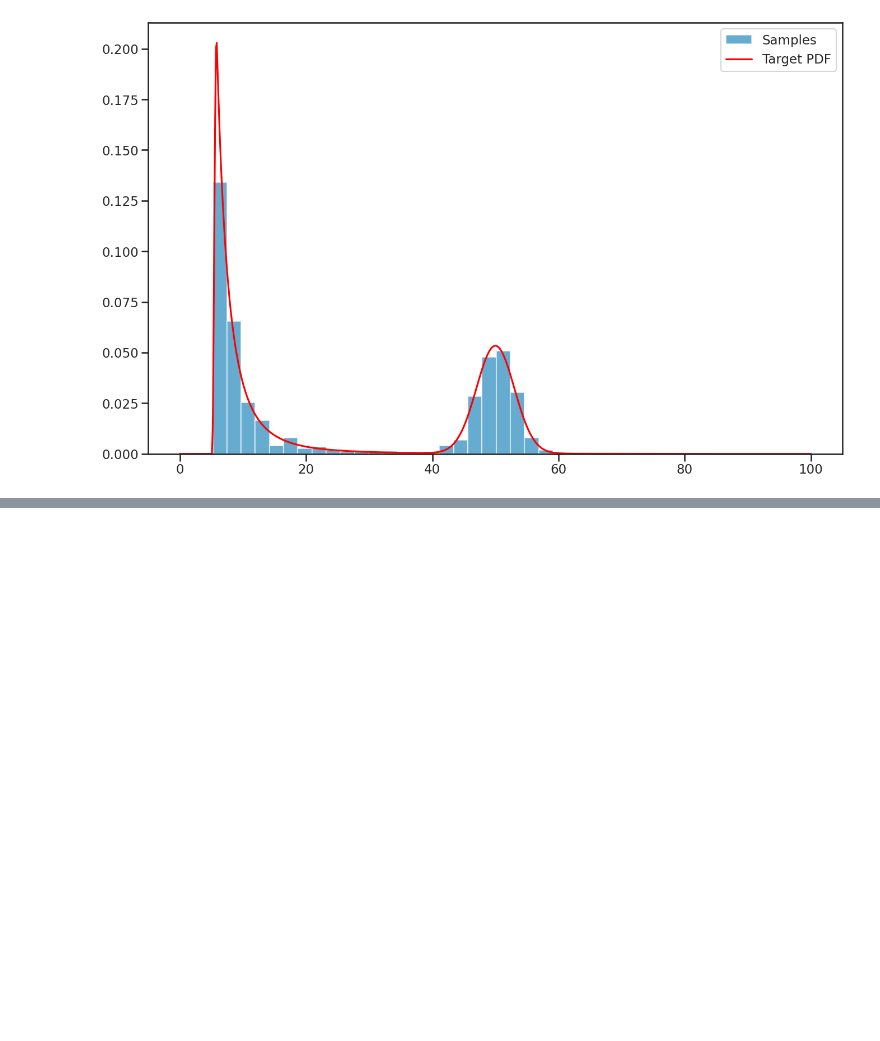
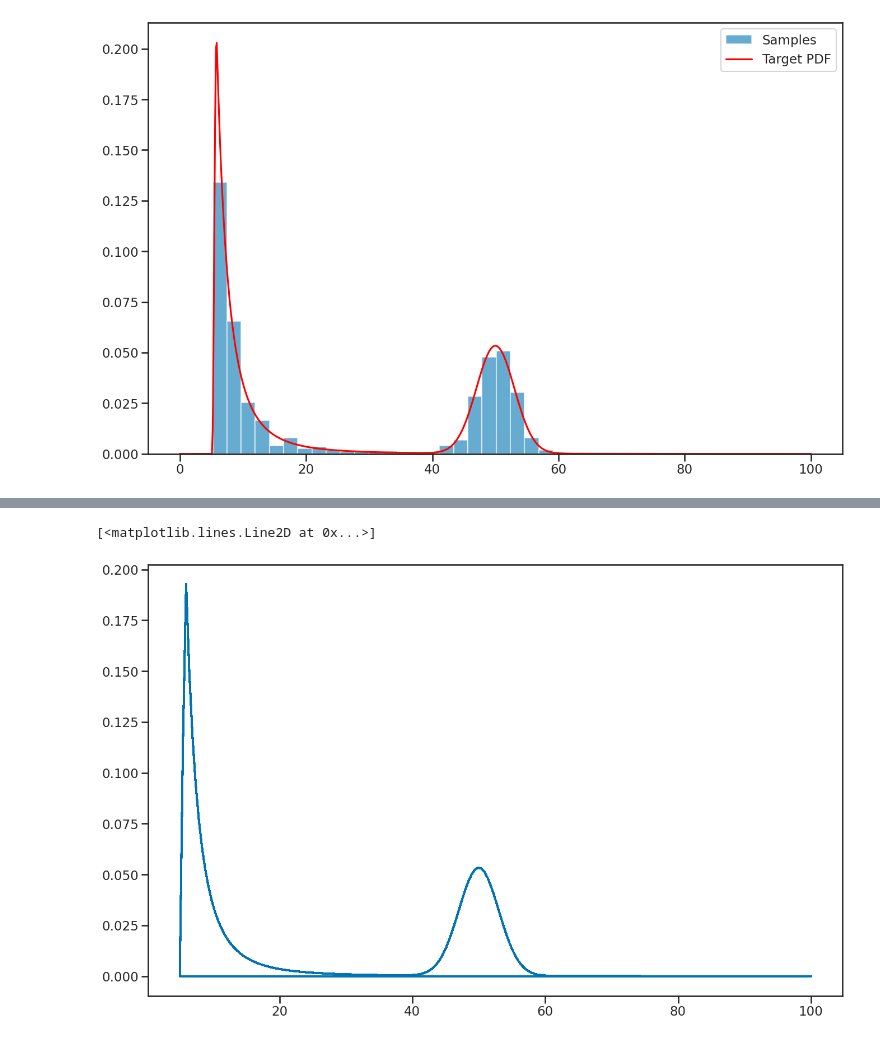
Before and after one commit to manchunyeung/popnflow, a Jupyter notebook: p_model.ipynb, the cells around one changed output, grey strips where cells are left out. Saved outputs shown, nothing was run; the diff lists cells and outputs as text; code cells hidden in the pictures; blank space fills up the shorter version.

```diff
--- a/p_model.ipynb
+++ b/p_model.ipynb
@@ -484,0 +505,5 @@ plt.plot(q_values, p_q(q_values), label='Original p(q)', color='red')
+# %%
+plt.plot(dataset["mass_1"], pm1_powerlaw_powerlaw(dataset["mass_1"]))
+# %% [output]
+[<matplotlib.lines.Line2D at 0x...>]
+[figure, added]
```
Also changed, not shown: parts of 4 cells of this notebook.
